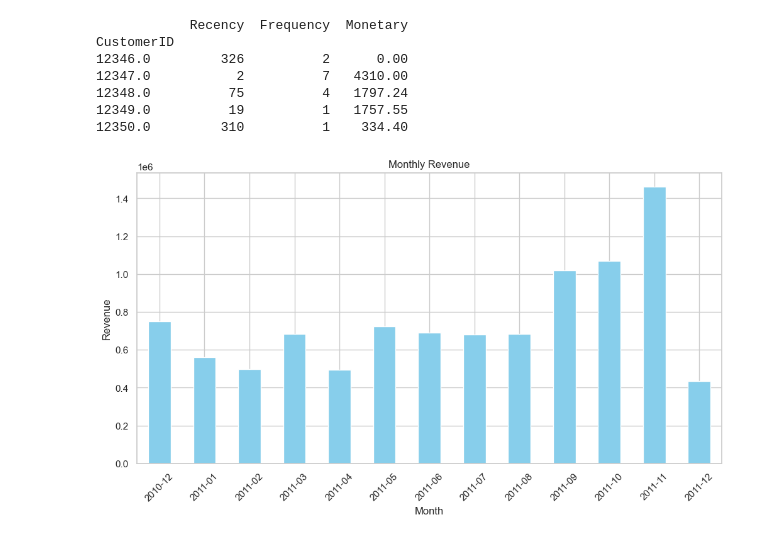
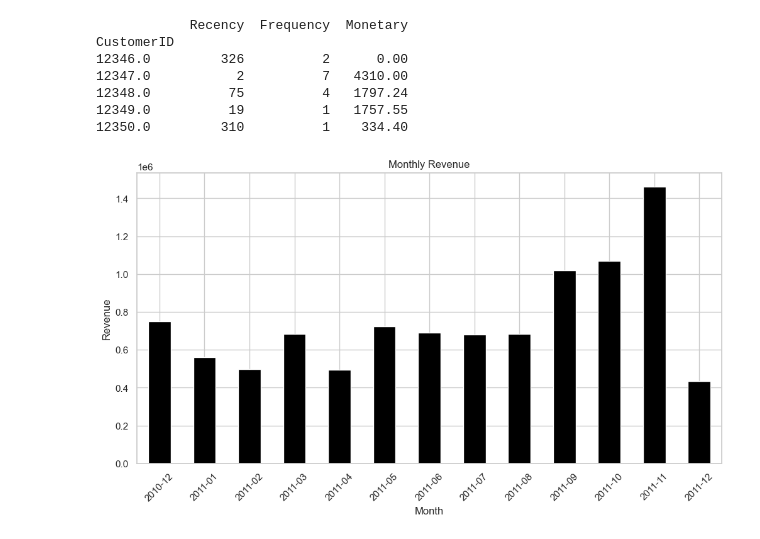
Before and after one commit to amritanshu1968-wq/data-implementation, a Jupyter notebook: Retail_Analysis.ipynb, the cells around one changed output. Saved outputs shown, nothing was run; the diff lists cells and outputs as text; code cells hidden in the pictures.

```diff
--- a/Retail_Analysis.ipynb
+++ b/Retail_Analysis.ipynb
@@ -670,17 +670,17 @@ CustomerID
 # %%
 #top 10 monthly revenue chart
 plt.figure(figsize=(12,6))
 
-monthly_sales.plot(kind="bar", color="skyblue")
+monthly_sales.plot(kind="bar", color="black")
 
 plt.title("Monthly Revenue")
 
 plt.xlabel("Month")
 
 plt.ylabel("Revenue")
 
 plt.xticks(rotation=45)
 
 plt.show()
 # %% [output]
-[figure, old version]
+[figure, new version]
```
